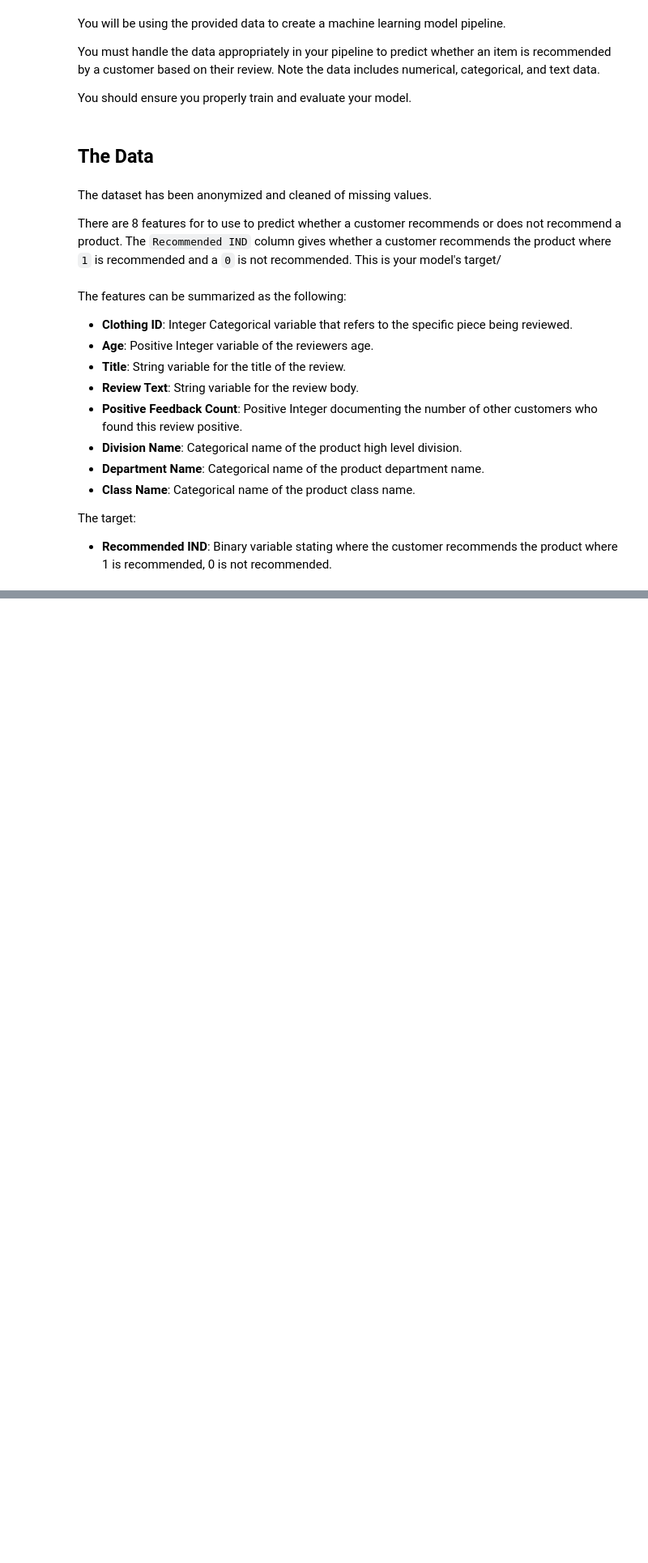
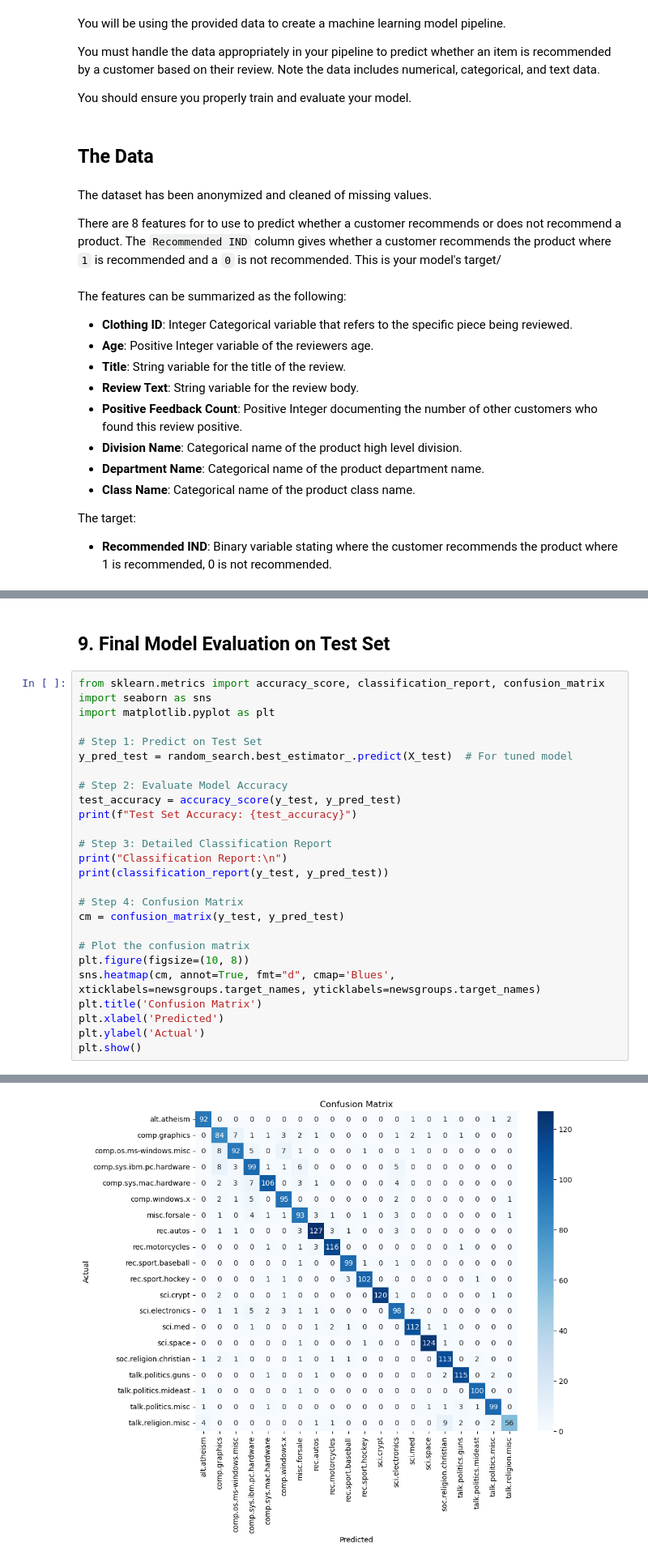
Before and after one commit to zoez314/Data_Science_Pipeline_Project, a Jupyter notebook: starter/starter.ipynb, the cells around one changed output, grey strips where cells are left out. Shown at 81% size. Saved outputs shown, nothing was run; the diff lists cells and outputs as text; blank space fills up the shorter version.

```diff
--- a/starter/starter.ipynb
+++ b/starter/starter.ipynb
@@ -333,0 +409,29 @@ Best cross-validation score:  0.8746761966605379
+# %% [markdown]
+## 9. Final Model Evaluation on Test Set
+# %%
+from sklearn.metrics import accuracy_score, classification_report, confusion_matrix
+import seaborn as sns
+import matplotlib.pyplot as plt
+
+# Step 1: Predict on Test Set
+y_pred_test = random_search.best_estimator_.predict(X_test)  # For tuned model
+
+# Step 2: Evaluate Model Accuracy
+test_accuracy = accuracy_score(y_test, y_pred_test)
+print(f"Test Set Accuracy: {test_accuracy}")
+
+# Step 3: Detailed Classification Report
+print("Classification Report:\n")
+print(classification_report(y_test, y_pred_test))
+
+# Step 4: Confusion Matrix
+cm = confusion_matrix(y_test, y_pred_test)
+
+# Plot the confusion matrix
+plt.figure(figsize=(10, 8))
+sns.heatmap(cm, annot=True, fmt="d", cmap='Blues', xticklabels=newsgroups.target_names, yticklabels=newsgroups.target_names)
+plt.title('Confusion Matrix')
+plt.xlabel('Predicted')
+plt.ylabel('Actual')
+plt.show()
+# %% [output]
@@ -333,0 +455 @@ Best cross-validation score:  0.8746761966605379
+[figure, added]
```
Also changed, not shown: parts of 28 cells of this notebook, 1 other file.
